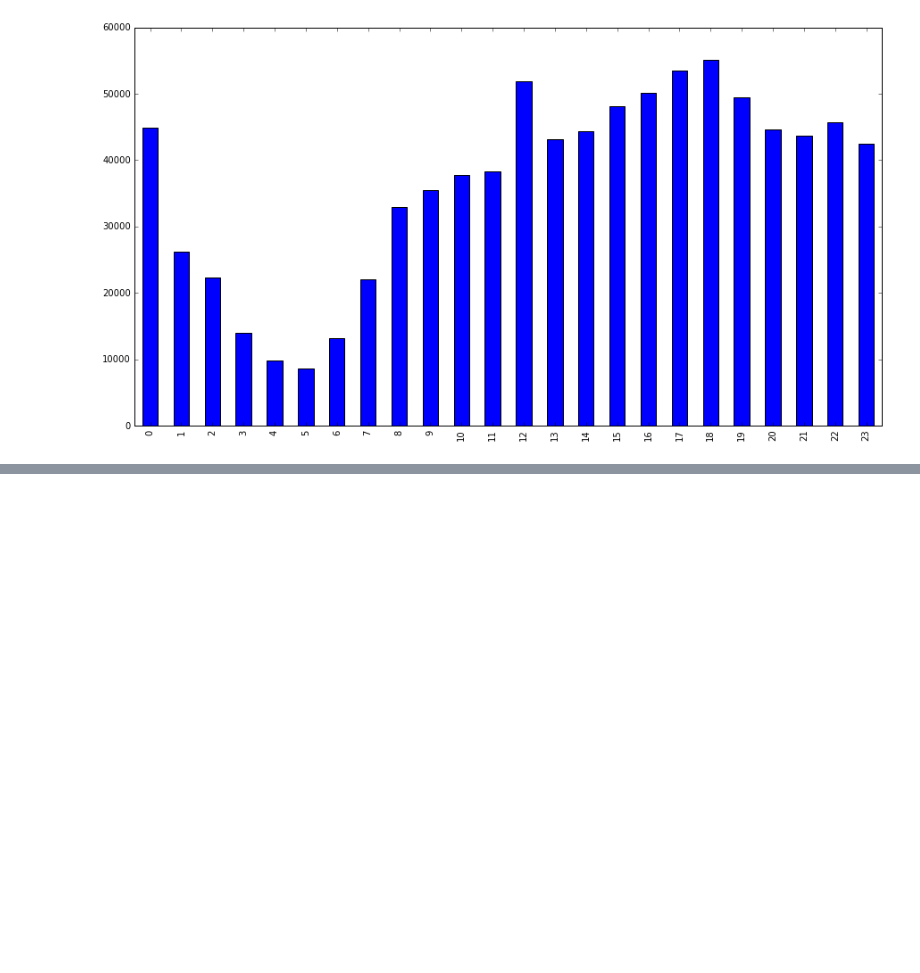
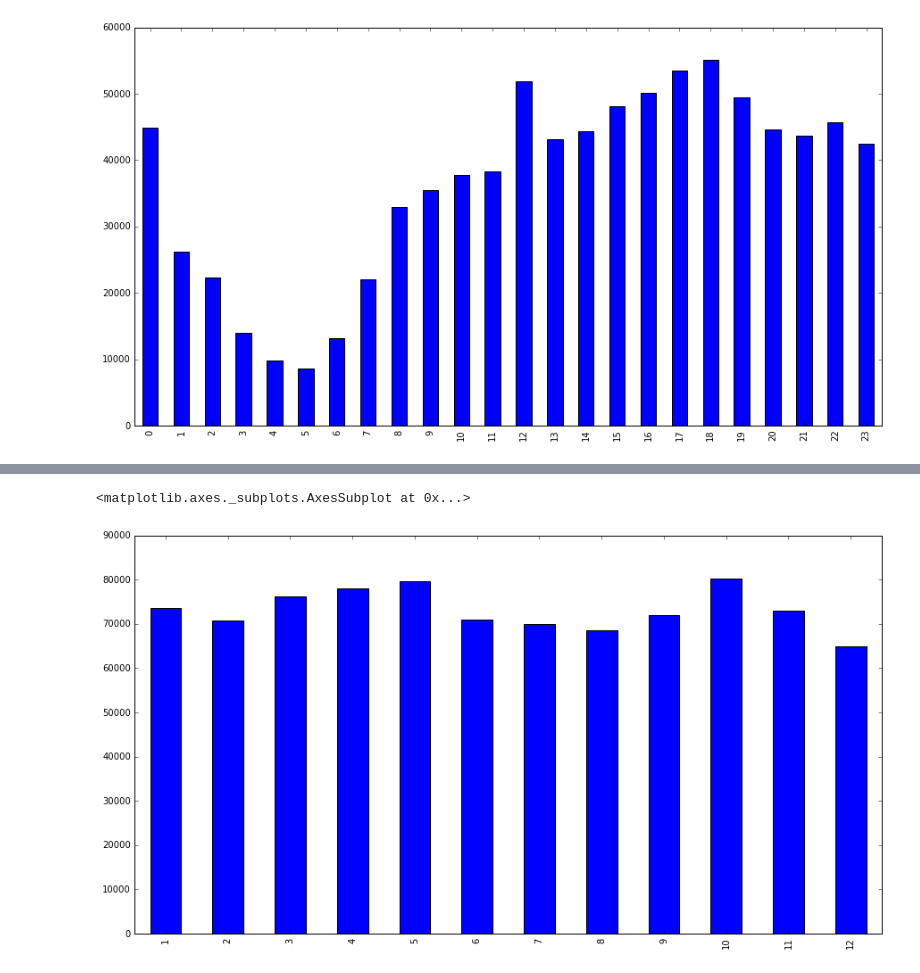
Before and after one commit to MijkeXomnia/CrimeDiggers, a Jupyter notebook: Scripts/Bar_Chart2.ipynb, the cells around one changed output, grey strips where cells are left out. Saved outputs shown, nothing was run; the diff lists cells and outputs as text; code cells hidden in the pictures; blank space fills up the shorter version.

```diff
--- a/Scripts/Bar_Chart2.ipynb
+++ b/Scripts/Bar_Chart2.ipynb
@@ -27,0 +36,9 @@ df.plot(kind='bar', figsize=(15,8), legend = False)
+# %%
+trainData["month"] = trainData["Datetime"].apply(lambda x: x.month)
+categoryData = trainData['month']
+categoryCounts = Counter(categoryData)
+df = pd.DataFrame.from_dict(categoryCounts, orient='index')
+df.plot(kind='bar', figsize=(15,8), legend = False)
+# %% [output]
+<matplotlib.axes._subplots.AxesSubplot at 0x...>
+[figure, added]
```
Also changed, not shown: parts of 5 cells of this notebook.
